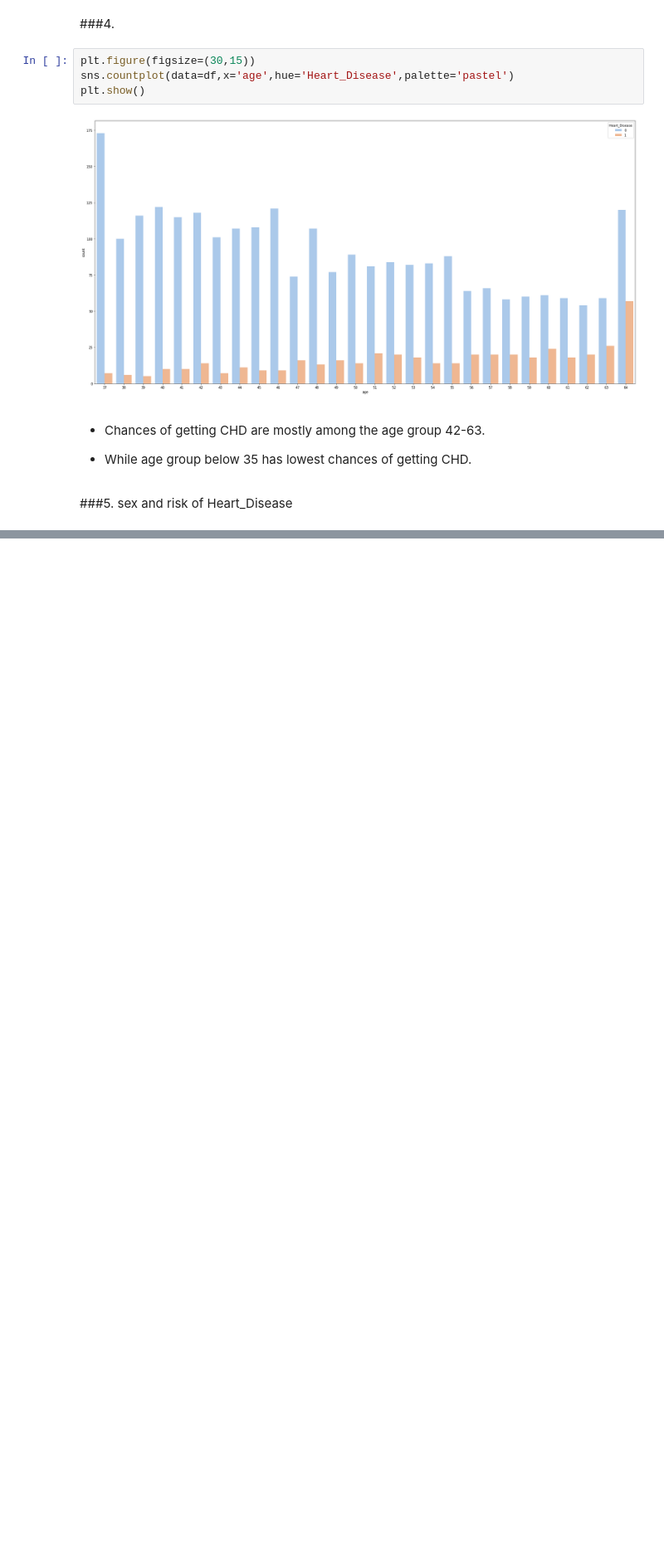
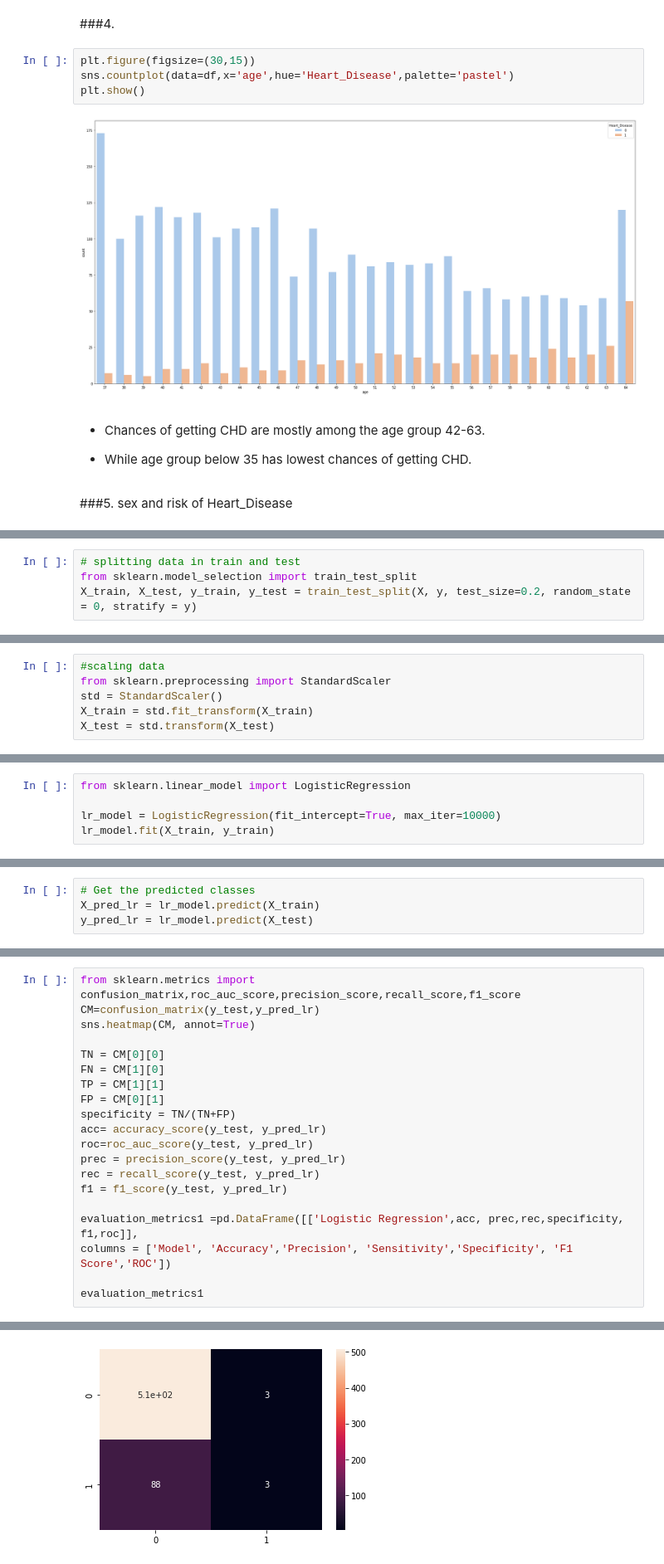
Before and after one commit to niteshavagabond/Cardiovascular-Risk-Prediction, a Jupyter notebook: Cardiovascular_Risk_Prediction.ipynb, the cells around one changed output, grey strips where cells are left out. Shown at 83% size. Saved outputs shown, nothing was run; the diff lists cells and outputs as text; blank space fills up the shorter version.

```diff
--- a/Cardiovascular_Risk_Prediction.ipynb
+++ b/Cardiovascular_Risk_Prediction.ipynb
@@ -613,0 +624,4 @@ plt.show()
+# %%
+# splitting data in train and test
+from sklearn.model_selection import train_test_split
+X_train, X_test, y_train, y_test = train_test_split(X, y, test_size=0.2, random_state = 0, stratify = y)
@@ -613,0 +630,6 @@ plt.show()
+# %%
+#scaling data
+from sklearn.preprocessing import StandardScaler
+std = StandardScaler()
+X_train = std.fit_transform(X_train)
+X_test = std.transform(X_test)
@@ -613,0 +638,5 @@ plt.show()
+# %%
+from sklearn.linear_model import LogisticRegression
+
+lr_model = LogisticRegression(fit_intercept=True, max_iter=10000)
+lr_model.fit(X_train, y_train)
@@ -613,0 +672,4 @@ plt.show()
+# %%
+# Get the predicted classes
+X_pred_lr = lr_model.predict(X_train)
+y_pred_lr = lr_model.predict(X_test)
@@ -613,0 +690,21 @@ plt.show()
+# %%
+from sklearn.metrics import confusion_matrix,roc_auc_score,precision_score,recall_score,f1_score
+CM=confusion_matrix(y_test,y_pred_lr)
+sns.heatmap(CM, annot=True)
+
+TN = CM[0][0]
+FN = CM[1][0]
+TP = CM[1][1]
+FP = CM[0][1]
+specificity = TN/(TN+FP)
+acc= accuracy_score(y_test, y_pred_lr)
+roc=roc_auc_score(y_test, y_pred_lr)
+prec = precision_score(y_test, y_pred_lr)
+rec = recall_score(y_test, y_pred_lr)
+f1 = f1_score(y_test, y_pred_lr)
+
+evaluation_metrics1 =pd.DataFrame([['Logistic Regression',acc, prec,rec,specificity, f1,roc]],
+columns = ['Model', 'Accuracy','Precision', 'Sensitivity','Specificity', 'F1 Score','ROC'])
+
+evaluation_metrics1
+# %% [output]
@@ -613,0 +713 @@ plt.show()
+[figure, added]
```
Also changed, not shown: parts of 71 cells of this notebook.
